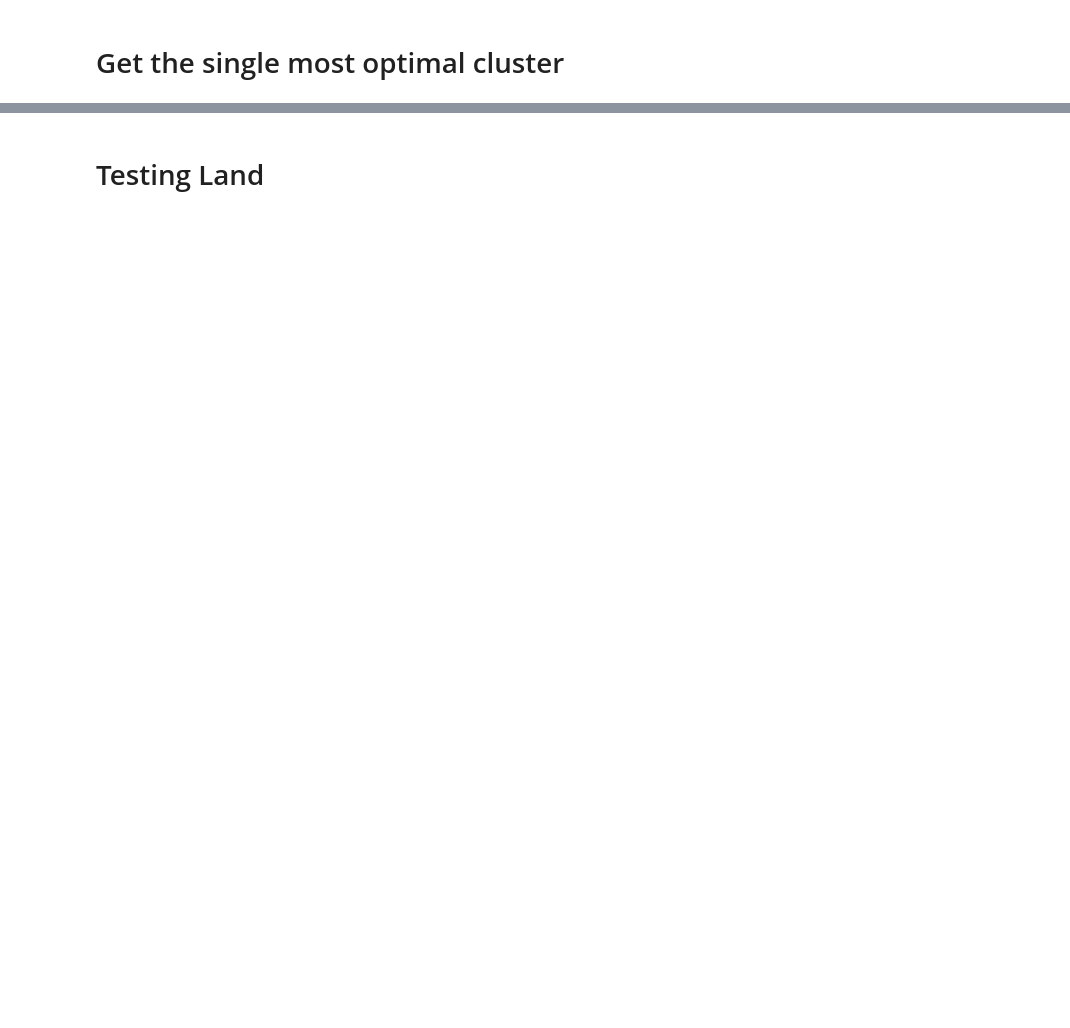
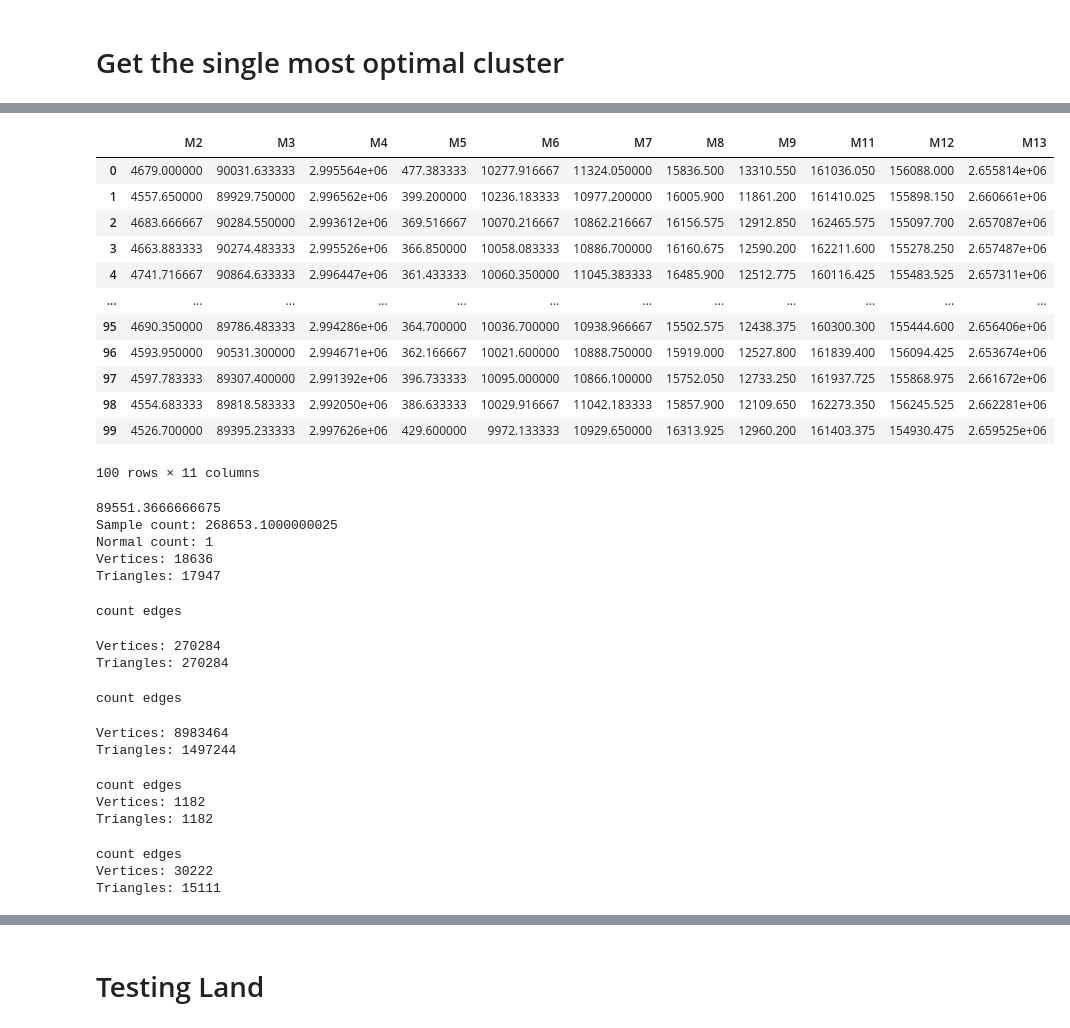
Before and after one commit to mjw49/DSC180B-Quarter-2-Project, a Jupyter notebook: notebooks/Improved Motif Counting Algorithm.ipynb, the cells around one changed output, grey strips where cells are left out. Cells and saved outputs as stored; diff of their text form; code cells hidden in the pictures; blank space fills up the shorter version.

```diff
--- a/notebooks/Improved Motif Counting Algorithm.ipynb
+++ b/notebooks/Improved Motif Counting Algorithm.ipynb
@@ -1239,0 +2164,53 @@ array([4, 5, 1, 3, 2])
+# %%
+sampled_motif_counts = pd.read_json('sampled_motif_counts.json')
+# %%
+sampled_motif_counts
+# %% [output]
+|  | M2 | M3 | M4 | M5 | M6 | M7 | M8 | M9 | M11 | M12 | M13 |
+| 0 | 4679.000000 | 90031.633333 | 2.995564e+06 | 477.383333 | 10277.916667 | 11324.050000 | 15836.500 | 13310.550 | 161036.050 | 156088.000 | 2.655814e+06 |
+| 1 | 4557.650000 | 89929.750000 | 2.996562e+06 | 399.200000 | 10236.183333 | 10977.200000 | 16005.900 | 11861.200 | 161410.025 | 155898.150 | 2.660661e+06 |
+| 2 | 4683.666667 | 90284.550000 | 2.993612e+06 | 369.516667 | 10070.216667 | 10862.216667 | 16156.575 | 12912.850 | 162465.575 | 155097.700 | 2.657087e+06 |
+| 3 | 4663.883333 | 90274.483333 | 2.995526e+06 | 366.850000 | 10058.083333 | 10886.700000 | 16160.675 | 12590.200 | 162211.600 | 155278.250 | 2.657487e+06 |
+| 4 | 4741.716667 | 90864.633333 | 2.996447e+06 | 361.433333 | 10060.350000 | 11045.383333 | 16485.900 | 12512.775 | 160116.425 | 155483.525 | 2.657311e+06 |
+| ... | ... | ... | ... | ... | ... | ... | ... | ... | ... | ... | ... |
+| 95 | 4690.350000 | 89786.483333 | 2.994286e+06 | 364.700000 | 10036.700000 | 10938.966667 | 15502.575 | 12438.375 | 160300.300 | 155444.600 | 2.656406e+06 |
+| 96 | 4593.950000 | 90531.300000 | 2.994671e+06 | 362.166667 | 10021.600000 | 10888.750000 | 15919.000 | 12527.800 | 161839.400 | 156094.425 | 2.653674e+06 |
+| 97 | 4597.783333 | 89307.400000 | 2.991392e+06 | 396.733333 | 10095.000000 | 10866.100000 | 15752.050 | 12733.250 | 161937.725 | 155868.975 | 2.661672e+06 |
+| 98 | 4554.683333 | 89818.583333 | 2.992050e+06 | 386.633333 | 10029.916667 | 11042.183333 | 15857.900 | 12109.650 | 162273.350 | 156245.525 | 2.662281e+06 |
+| 99 | 4526.700000 | 89395.233333 | 2.997626e+06 | 429.600000 | 9972.133333 | 10929.650000 | 16313.925 | 12960.200 | 161403.375 | 154930.475 | 2.659525e+06 |
+100 rows × 11 columns
+# %%
+sampling_M = sampling_count_M3(city_adj_list_away, city_adj_list_toward, 20)
+# %% [output]
+89551.3666666675
+Sample count: 268653.1000000025
+Normal count: 1
+Vertices: 18636
+Triangles: 17947
+# %%
+M = count_M3(city_adj_list_away, city_adj_list_toward)
+# %% [output]
+count edges
+Vertices: 270284
+Triangles: 270284
+# %%
+#divide final count by 6
+M4 = count_M4(city_adj_list_away, city_adj_list_toward)
+# %% [output]
+count edges
+Vertices: 8983464
+Triangles: 1497244
+# %%
+#no division necessary
+M5 = count_M5(city_adj_list_away, city_adj_list_toward)
+# %% [output]
+count edges
+Vertices: 1182
+Triangles: 1182
+# %%
+#divide final count by 2
+M6 = count_M6(city_adj_list_away, city_adj_list_toward)
+# %% [output]
+count edges
+Vertices: 30222
+Triangles: 15111
```
Also changed, not shown: parts of 222 cells of this notebook, 2 other files.
